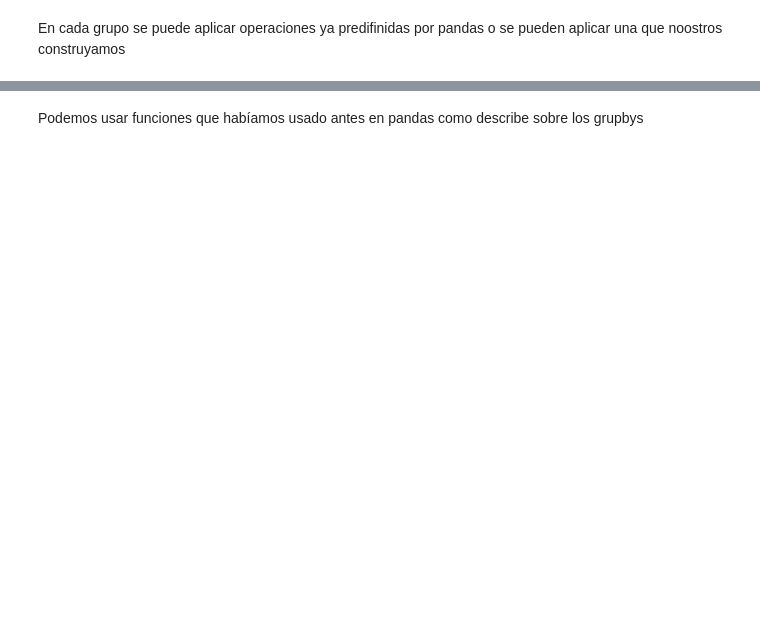
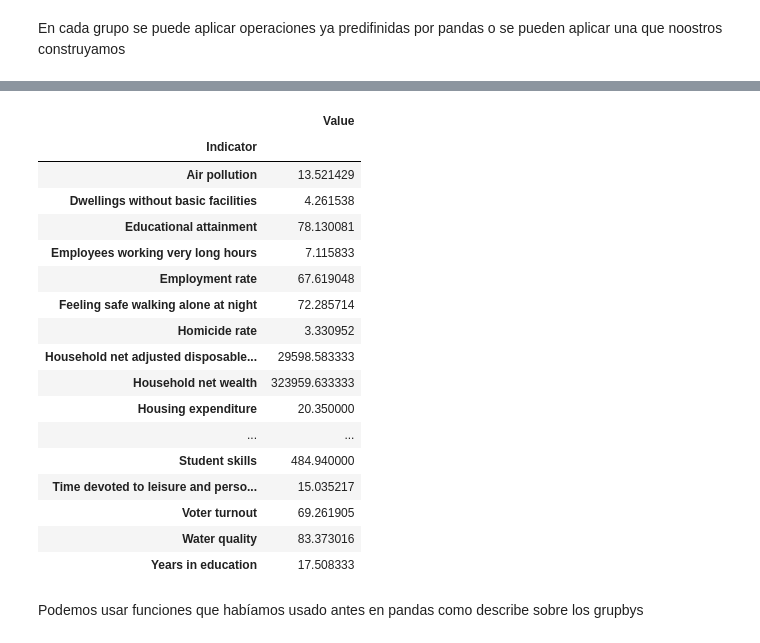
Before and after one commit to pedroortizortega/course_data_analysis, a Jupyter notebook: notebooks/Data Reorganization.ipynb, the cells around one changed output, grey strips where cells are left out. Drawn from its saved outputs; the diff is of its cells as text; code cells hidden in the pictures; blank space fills up the shorter version.

```diff
--- a/notebooks/Data Reorganization.ipynb
+++ b/notebooks/Data Reorganization.ipynb
@@ -342,4 +370,4 @@ indx.groupby("Indicator").get_group("Life satisfaction").head(2)
 En cada grupo se puede aplicar operaciones ya predifinidas por pandas o se pueden
 aplicar una que noostros construyamos
 # %%
-indx.groupby("Indicator").mean()
+mean1 = indx.groupby("Indicator")[["Value"]].mean().copy()
@@ -365,3 +374,24 @@ indx.groupby("Indicator").mean()
+# %%
+mean1
+# %% [output]
+|  | Value |
+| Indicator |  |
+| Air pollution | 13.521429 |
+| Dwellings without basic facilities | 4.261538 |
+| Educational attainment | 78.130081 |
+| Employees working very long hours | 7.115833 |
+| Employment rate | 67.619048 |
+| Feeling safe walking alone at night | 72.285714 |
+| Homicide rate | 3.330952 |
+| Household net adjusted disposable... | 29598.583333 |
+| Household net wealth | 323959.633333 |
+| Housing expenditure | 20.350000 |
+| ... | ... |
+| Student skills | 484.940000 |
+| Time devoted to leisure and perso... | 15.035217 |
+| Voter turnout | 69.261905 |
+| Water quality | 83.373016 |
+| Years in education | 17.508333 |
 # %% [markdown]
 Podemos usar funciones que habíamos usado antes en pandas como describe sobre los grupbys
 # %%
```
Also changed, not shown: parts of 9 cells of this notebook.
